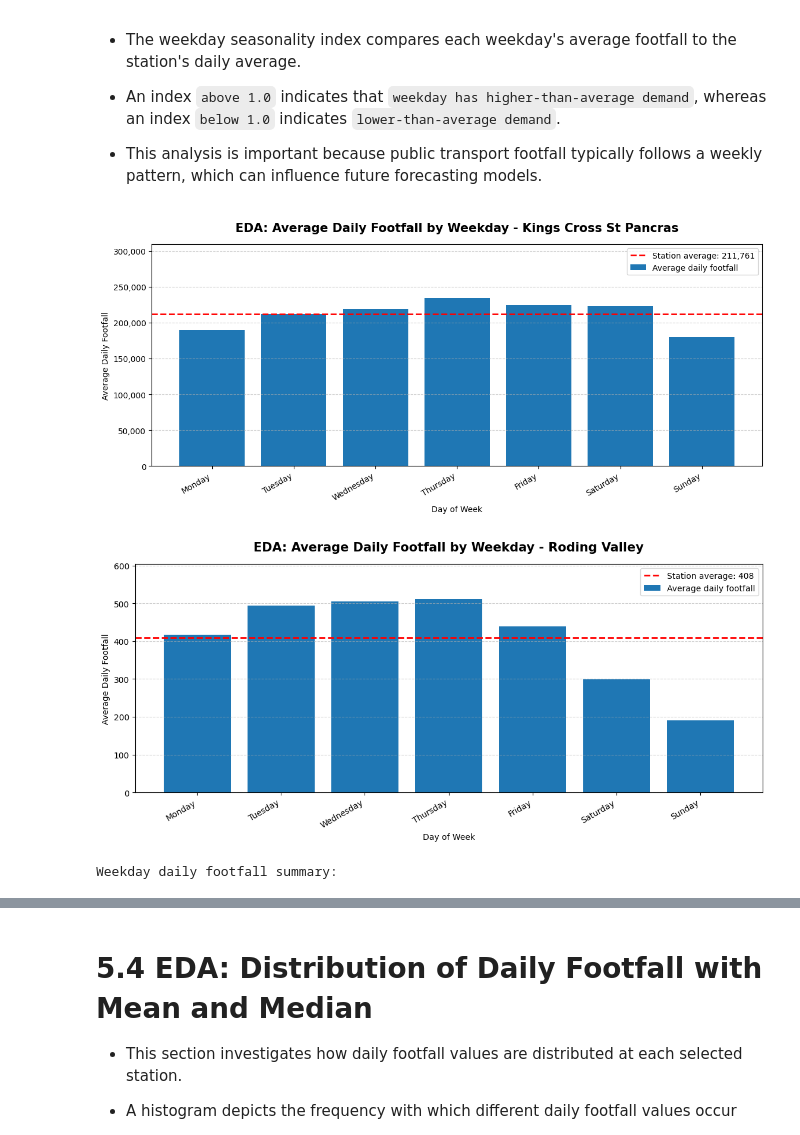
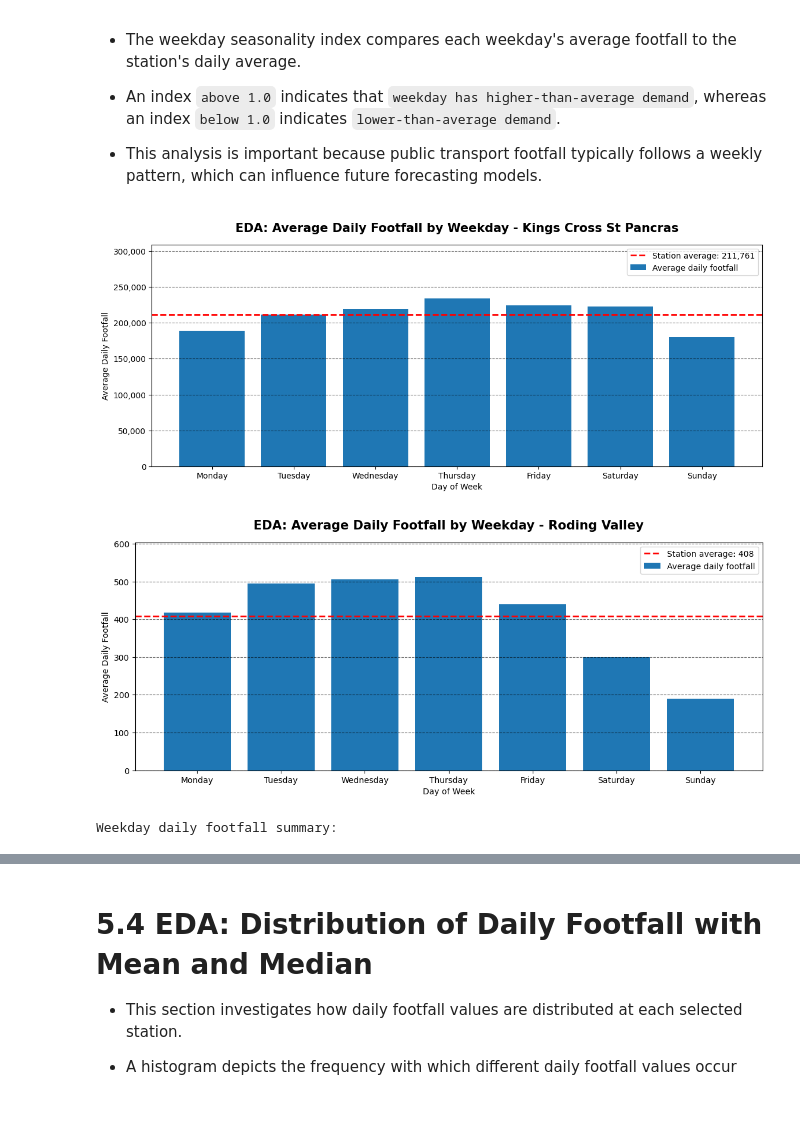
Before and after one commit to HARIRAJAMOHAN2000/london-public-transport-footfall-analysis, a Jupyter notebook: Analysis on TFL using Tube and Rail Stations in 2024-2025.ipynb, the cells around one changed output, grey strips where cells are left out. Saved outputs shown, nothing was run; the diff lists cells and outputs as text; code cells hidden in the pictures; blank space fills up the shorter version.

```diff
--- a/Analysis on TFL using Tube and Rail Stations in 2024-2025.ipynb
+++ b/Analysis on TFL using Tube and Rail Stations in 2024-2025.ipynb
@@ -555,7 +555,7 @@ month_formatter = mdates.DateFormatter("%b %Y")
 for st in selected:
     temp = eda_base[eda_base["Station"] == st].copy()
 
-    fig, ax = plt.subplots(figsize=(16, 5.8))
+    fig, ax = plt.subplots(figsize=(18,6))
 
     # Plot actual daily footfall
     ax.plot(
@@ -600,8 +600,8 @@ for st in selected:
     )
 
     ax.grid(
-        True,
         linestyle="--",
+        color='black',
         linewidth=0.8,
         alpha=0.6
     )
@@ -629,7 +629,7 @@ for st in selected:
         .copy()
     )
 
-    largest_daily_changes["Daily_Change"] = largest_daily_changes["Daily_Change"].round(2)
+    largest_daily_changes["Daily_Change"] = largest_daily_changes["Daily_Change"]
     largest_daily_changes["Daily_Change_Percent"] = largest_daily_changes["Daily_Change_Percent"].round(2)
 
     display(largest_daily_changes)
@@ -750,6 +750,7 @@ for st in selected:
     ax.grid(
         True,
         linestyle="--",
+        color='black',
         linewidth=0.8,
         alpha=0.6
     )
@@ -912,37 +913,38 @@ for st in selected:
     ax.set_ylabel("Average Daily Footfall")
 
     ax.yaxis.set_major_formatter(
         mticker.FuncFormatter(lambda x, pos: f"{int(x):,}")
     )
 
     ax.grid(
         True,
         axis="y",
         linestyle="--",
+        color="black",
         linewidth=0.8,
         alpha=0.6
     )
 
     plt.setp(
         ax.get_xticklabels(),
-        rotation=30,
-        ha="right"
+        rotation=0,
+        ha="center"
     )
 
     fig.subplots_adjust(
         left=0.10,
         right=0.98,
         top=0.86,
         bottom=0.22
     )
 
     plt.show()
 
 print("Weekday daily footfall summary:")
 display(weekday_eda)
 # %% [output]
-[figure, old version]
+[figure, new version]
-[figure, old version]
+[figure, new version]
 Weekday daily footfall summary:
 |  | Station | DayOfWeek | mean_daily_footfall | median_daily_footfall | days_recorded | station_mean_footfall | ... |
 | 0 | Kings Cross St Pancras | Monday | 189151.31 | 192474.5 | 104 | 211760.65 | ... |
```
Also changed, not shown: parts of 26 cells of this notebook.
